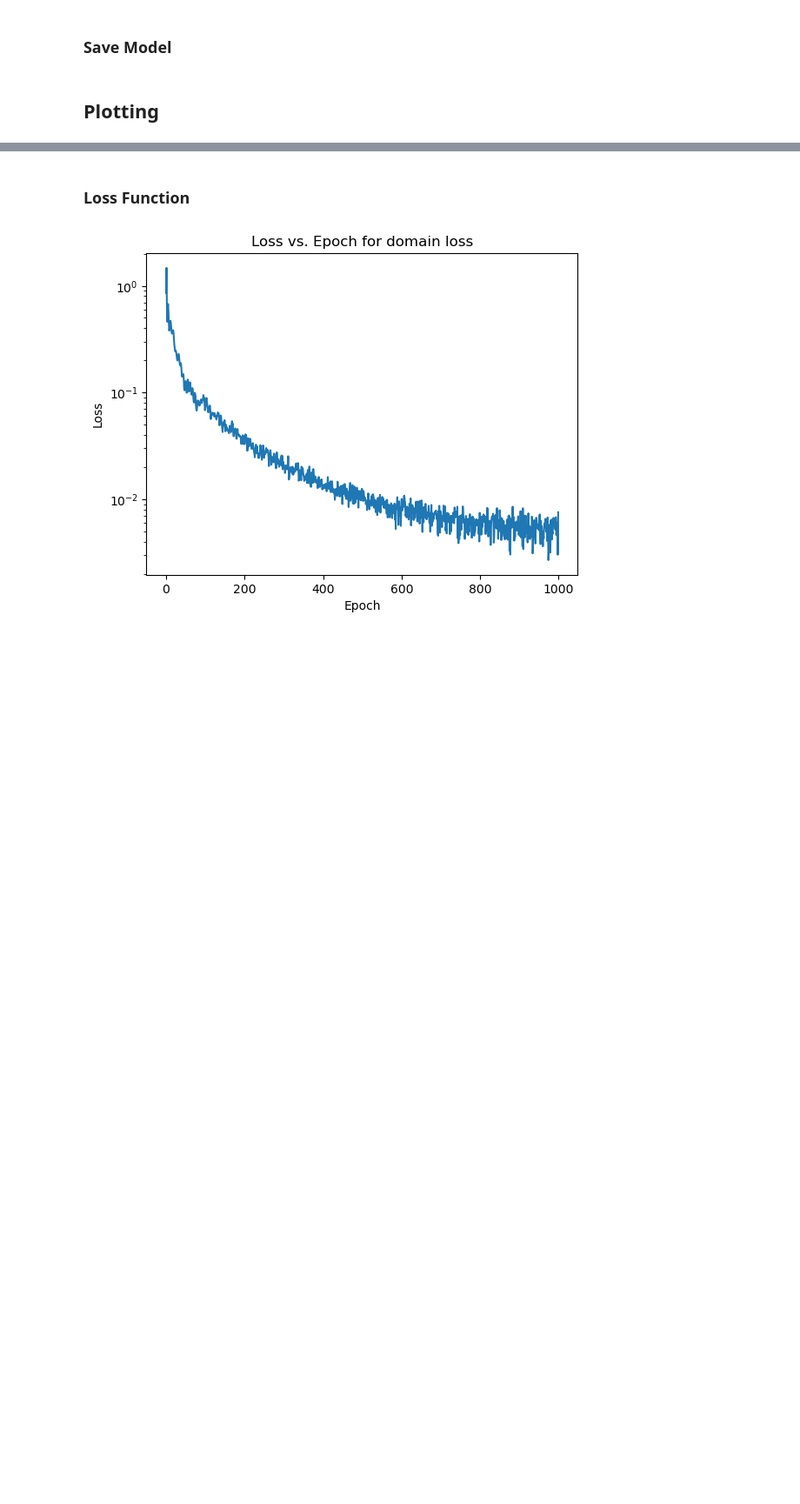
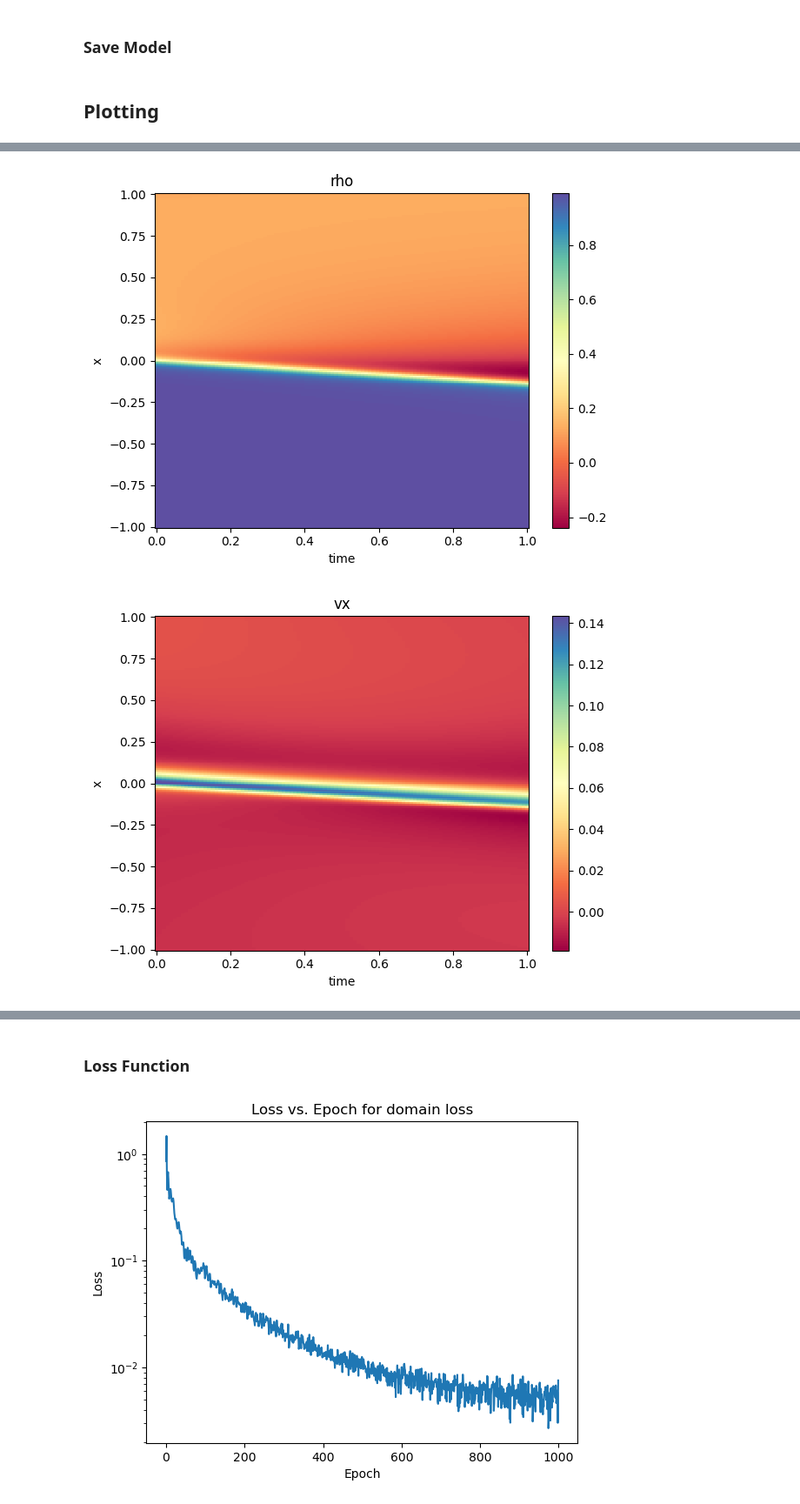
Before and after one commit to SMART-GRMHD/SMART-GRMHD, a Jupyter notebook: MHD PINN.ipynb, the cells around one changed output, grey strips where cells are left out. Shown at 87% size. Cells and saved outputs as stored; diff of their text form; code cells hidden in the pictures; blank space fills up the shorter version.

```diff
--- a/MHD PINN.ipynb
+++ b/MHD PINN.ipynb
@@ -422,19 +451,34 @@ for name, param in loaded_model.named_parameters():
-# %%
-# Corwin PCOLORMESH
-
-fig, axes = plt.subplots(nrows=7, ncols=1, figsize=(6, 28))
-
-# Looping through each of the 7 outputs
-for i in range(7):
-    Z_values = output[:, i].numpy()
-    Z = Z_values.reshape(X.shape)
-
-    ax = axes[i]  # current subplot axis
-    c = ax.pcolormesh(X, T, Z, cmap=plt.cm.YlOrRd, shading='auto')
-    fig.colorbar(c, ax=ax)
-    ax.set_title(f'Output {i+1}')
-    ax.set_xlabel('X')
-    ax.set_ylabel('Time')
-
-plt.tight_layout()
-plt.show()
+# %%
+# Corwin PCOLORMESH
+
+# Define variable names
+variables = ['rho', 'vx', 'vy', 'vz', 'By', 'Bz', 'p']
+
+val_t = torch.linspace(0, 1, 100, device=device) # time points to sample
+val_x = torch.linspace(-1, 1, 200, device=device) # position points to sample
+val_tx = torch.cartesian_prod(val_t, val_x) # combination of points
+
+# Extract t_points and x_points from val_tx
+t_points = val_tx[:, 0]
+x_points = val_tx[:, 1]
+
+# Get the model's output
+with torch.no_grad():
+    val_u = loaded_model(t_points, x_points).squeeze().cpu().numpy()
+
+# Reshape the output tensor to organize the 7 variables
+val_u = val_u.reshape(len(val_t), len(val_x), 7)
+
+# Loop over the third dimension of val_u to create separate plots
+for i in range(7):
+    plt.figure()
+    im = plt.pcolormesh(val_t, val_x, val_u[:, :, i].T, shading="nearest", cmap="Spectral")
+    plt.colorbar(im)
+    plt.title(variables[i]) # using the variable names for the titles
+    plt.xlabel("time")      # labeling the x-axis as "time"
+    plt.ylabel("x")         # labeling the y-axis as "x"
+    plt.tight_layout()
+    plt.show()
+# %% [output]
+[figure, added]
+[figure, added]
```
Also changed, not shown: parts of 6 cells of this notebook.
